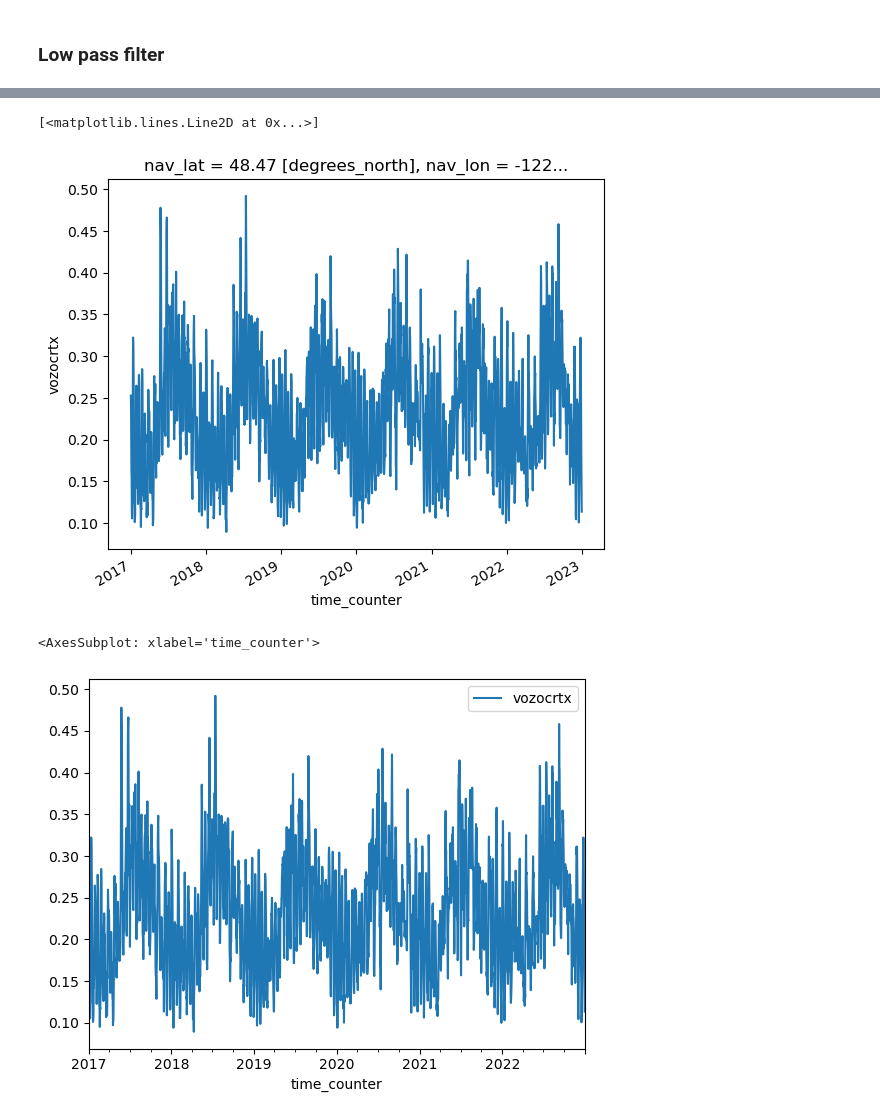
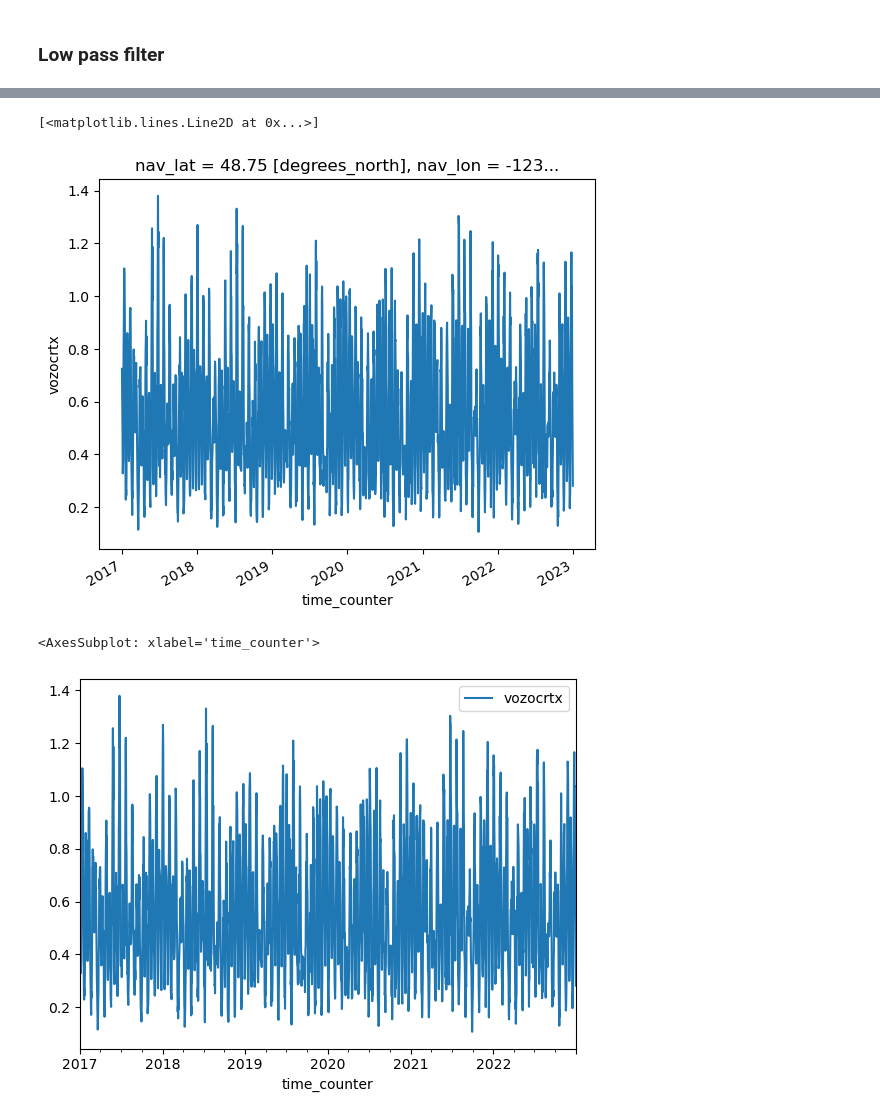
Before and after one commit to SalishSeaCast/analysis-camryn, a Jupyter notebook: notebooks/tidal_analysis.ipynb, the cells around one changed output, grey strips where cells are left out. Drawn from its saved outputs; the diff is of its cells as text; code cells hidden in the pictures.

```diff
--- a/notebooks/tidal_analysis.ipynb
+++ b/notebooks/tidal_analysis.ipynb
@@ -70,5 +75,5 @@ velocity_year.plot()
 # %%
-velocity = xr.open_dataset('velocity_2018-22_ros.nc')
+velocity = xr.open_dataset('velocity_2018-22_BP.nc')
 velocity.vozocrtx.plot()
 # %% [output]
 [<matplotlib.lines.Line2D at 0x...>]
@@ -80,16 +85,16 @@ day_avg_tide_vel = vel_squared.resample(time_counter='1D').mean()
 day_avg_tide_vel.vozocrtx.plot()
 # %% [output]
 [<matplotlib.lines.Line2D at 0x...>]
-[figure, old version]
+[figure, new version]
 # %%
 day_avg_tide_pd = day_avg_tide_vel.to_dataframe()
 day_avg_tide_pd = day_avg_tide_pd.drop('depthu', axis=1)
 day_avg_tide_pd = day_avg_tide_pd.drop('nav_lat', axis=1)
 day_avg_tide_pd = day_avg_tide_pd.drop('nav_lon', axis=1)
-day_avg_tide_pd.to_csv('day_avg_tide_ros.csv')
+day_avg_tide_pd.to_csv('day_avg_tide_BP.csv')
 day_avg_tide_pd.plot()
 # %% [output]
 <AxesSubplot: xlabel='time_counter'>
-[figure, old version]
+[figure, new version]
 # %%
 low_pass_tide = day_avg_tide_pd.rolling(4, center=True).mean()
```
Also changed, not shown: parts of 5 cells of this notebook.
